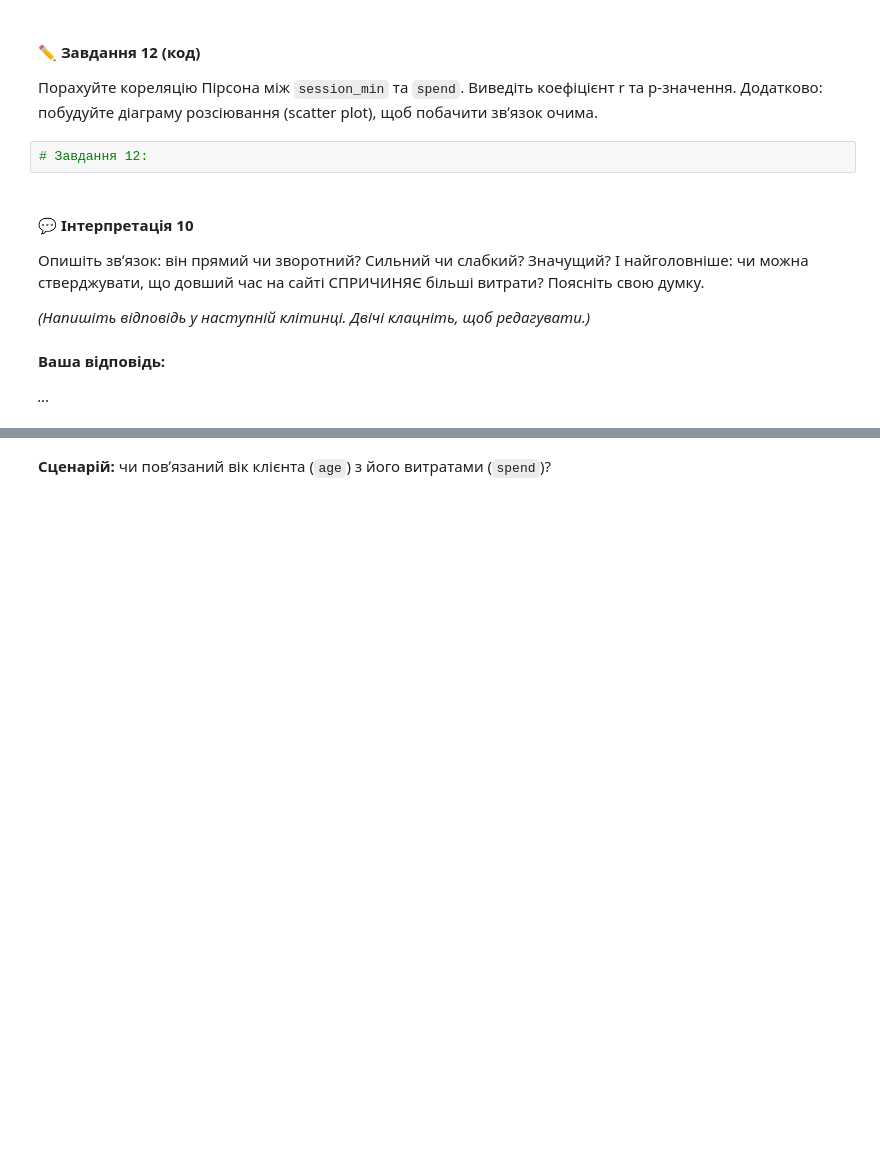
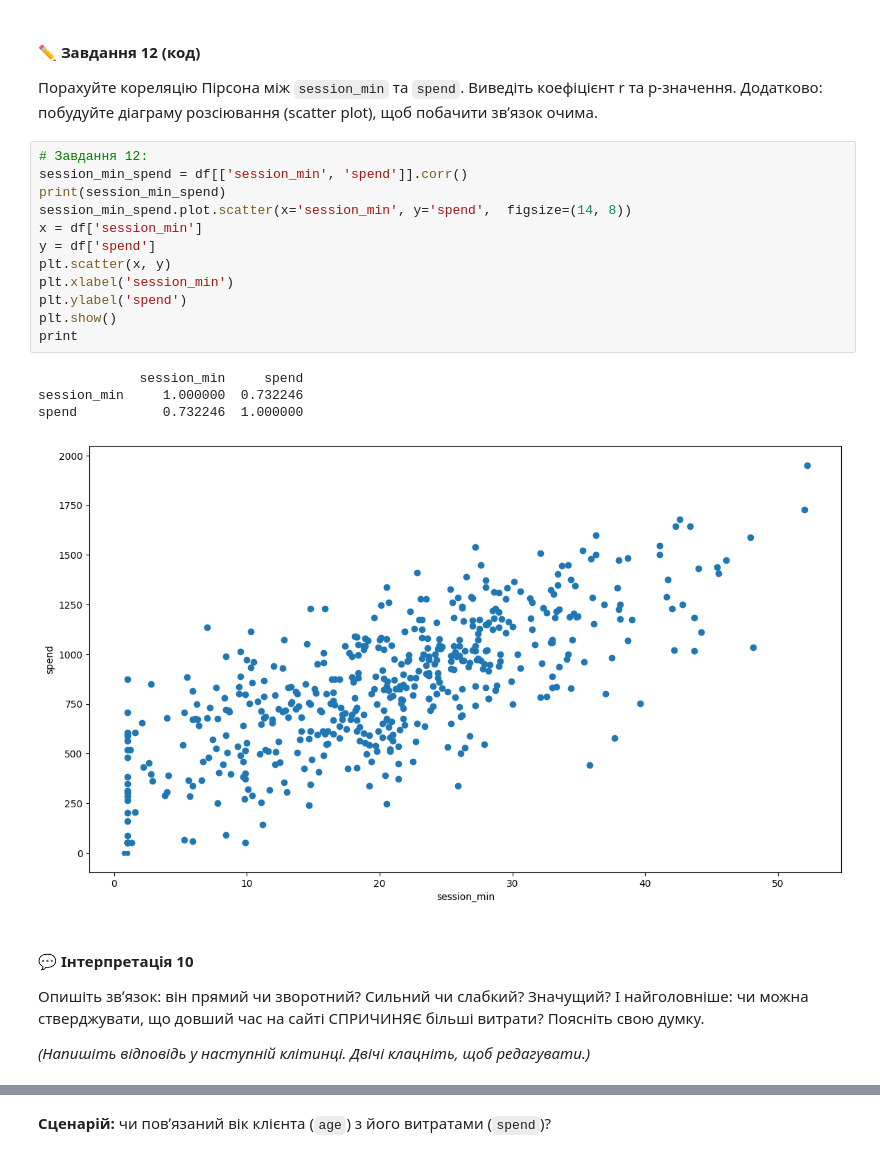
Before and after one commit to T-Svitlichna/DTA_Python, a Jupyter notebook: HomeWork/28062026_2practice_stat_tests.ipynb, the cells around one changed output, grey strips where cells are left out. Saved outputs shown, nothing was run; the diff lists cells and outputs as text; blank space fills up the shorter version.

Commit message:
до 7 завдання

```diff
--- a/HomeWork/28062026_2practice_stat_tests.ipynb
+++ b/HomeWork/28062026_2practice_stat_tests.ipynb
@@ -411,15 +483,26 @@ F-statistic: -0.844, p-value: 0.39930
 #### ✏️ Завдання 12 (код)
 
 Порахуйте кореляцію Пірсона між `session_min` та `spend`. Виведіть коефіцієнт r та p-значення. Додатково: побудуйте діаграму розсіювання (scatter plot), щоб побачити звʼязок очима.
-# %%
-# Завдання 12:
+# %%
+# Завдання 12:
+session_min_spend = df[['session_min', 'spend']].corr()
+print(session_min_spend)
+session_min_spend.plot.scatter(x='session_min', y='spend',  figsize=(14, 8))
+x = df['session_min']
+y = df['spend']
+plt.scatter(x, y)
+plt.xlabel('session_min')
+plt.ylabel('spend')
+plt.show()
+print
+# %% [output]
+             session_min     spend
+session_min     1.000000  0.732246
+spend           0.732246  1.000000
+[figure, added]
 # %% [markdown]
 #### 💬 Інтерпретація 10
 
 Опишіть звʼязок: він прямий чи зворотний? Сильний чи слабкий? Значущий? І найголовніше: чи можна стверджувати, що довший час на сайті СПРИЧИНЯЄ більші витрати? Поясніть свою думку.
 
 *(Напишіть відповідь у наступній клітинці. Двічі клацніть, щоб редагувати.)*
-# %% [markdown]
-**Ваша відповідь:**
-
-*...*
```
Also changed, not shown: parts of 31 cells of this notebook.
